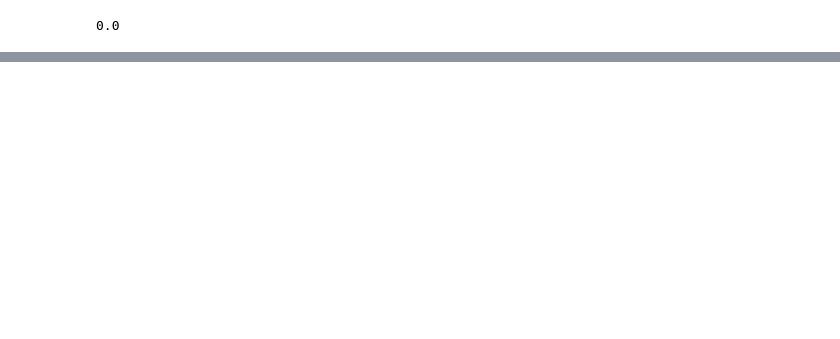
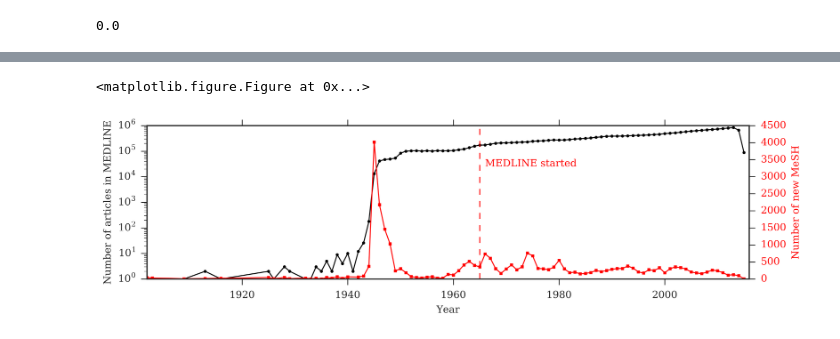
Before and after one commit to napsternxg/Novelty, a Jupyter notebook: AnalysisPlots.ipynb, the cells around one changed output, grey strips where cells are left out. Saved outputs shown, nothing was run; the diff lists cells and outputs as text; code cells hidden in the pictures; blank space fills up the shorter version.

```diff
--- a/AnalysisPlots.ipynb
+++ b/AnalysisPlots.ipynb
@@ -168,0 +220,8 @@ array([  2.50148836,  97.49851164])
+# %%
+mesh_data = sc.textFile("out/mesh_exploded_scores/part-*").map(
+    lambda x: x.split("\t")).map(
+    lambda x: (x[0], int(x[1]))).reduceByKey(
+    lambda x,y: min(x,y)).map(lambda x: (x[1], x[0])).countByKey()
+# %%
+t_m = pd.DataFrame(mesh_data.items(), columns=["Year", "count"])
+t_m.head()
@@ -168,0 +235,23 @@ array([  2.50148836,  97.49851164])
+# %%
+plt.close("all")
+plt.clf()
+fig, ax = plt.subplots(figsize=(10,3))
+ax.plot(t.Year, t["count"], "-ko")
+ax.set_yscale("log")
+ax.set_xlim([1902,2016])
+ax.set_ylabel("Number of articles in MEDLINE")
+ax.set_xlabel("Year")
+
+ax_m = ax.twinx()
+ax_m.plot(t_m.Year, t_m["count"], "-rs")
+ax_m.set_xlim([1902,2016])
+ax_m.set_ylabel("Number of new MeSH", color='r')
+ax_m.axvline(x=1965, linestyle="--", color="r")
+ax_m.text(1966, 3300, 'MEDLINE started', rotation=0, color="r")
+for tl in ax_m.get_yticklabels():
+    tl.set_color('r')
+fig.tight_layout()
+plt.savefig("plots/JCDL_WOSP/MedlineGrowth.pdf", bbox_inches="tight")
+# %% [output]
+<matplotlib.figure.Figure at 0x...>
+[figure, added]
```
Also changed, not shown: parts of 18 cells of this notebook, 7 other files.
